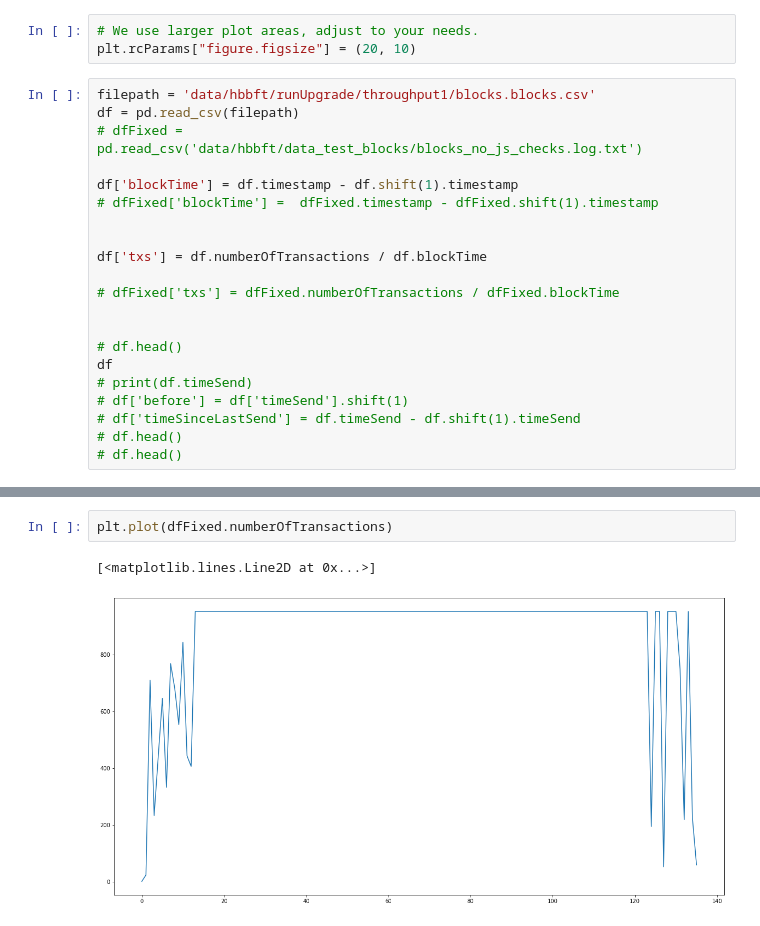
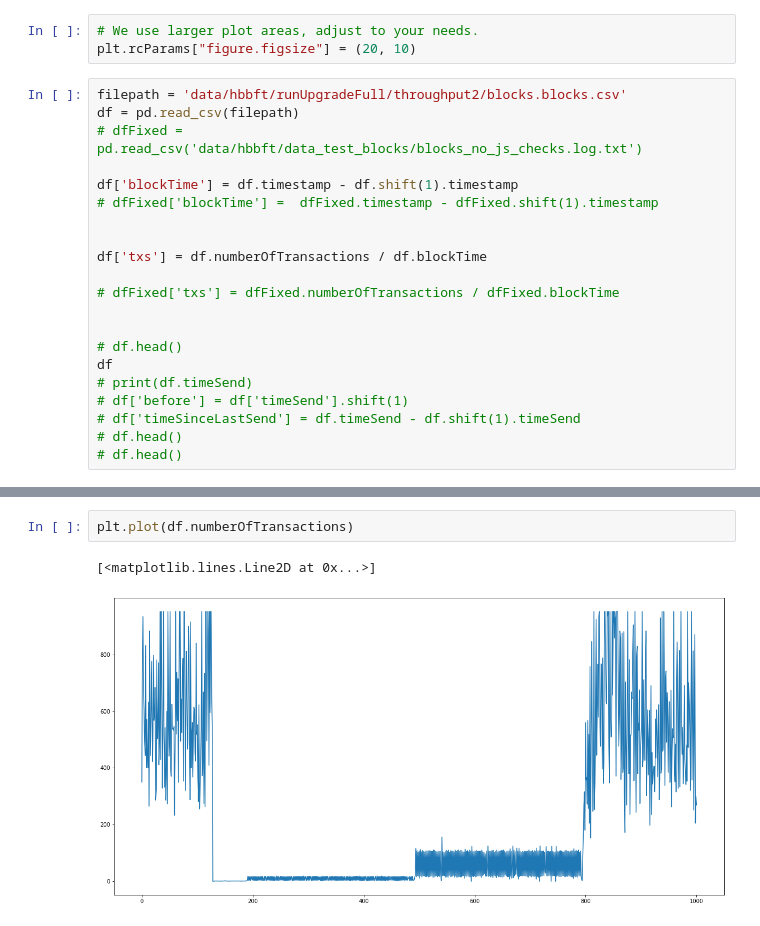
Before and after one commit to lab10-coop/honey-badger-testing, a Jupyter notebook: jupyter/block_analysis.ipynb, the cells around one changed output, grey strips where cells are left out. Cells and saved outputs as stored; diff of their text form.

Commit message:
Data: Performance tests after Nodesoftware Update to mergen OpenEthereum 3.0.

```diff
--- a/jupyter/block_analysis.ipynb
+++ b/jupyter/block_analysis.ipynb
@@ -9,7 +9,7 @@ import matplotlib.pyplot as plt
 # We use larger plot areas, adjust to your needs.
 plt.rcParams["figure.figsize"] = (20, 10)
 # %%
-filepath = 'data/hbbft/runUpgrade/throughput1/blocks.blocks.csv'
+filepath = 'data/hbbft/runUpgradeFull/throughput2/blocks.blocks.csv'
 df = pd.read_csv(filepath)
 # dfFixed = pd.read_csv('data/hbbft/data_test_blocks/blocks_no_js_checks.log.txt')
 
@@ -45,8 +45,8 @@ df
 1001 rows × 7 columns
 # %%
-plt.plot(dfFixed.numberOfTransactions)
+plt.plot(df.numberOfTransactions)
 # %% [output]
 [<matplotlib.lines.Line2D at 0x...>]
-[figure, old version]
+[figure, new version]
 # %%
 #plot = plt.plot(df.blockTime)
```
Also changed, not shown: parts of 3 cells of this notebook, 23 other files.
